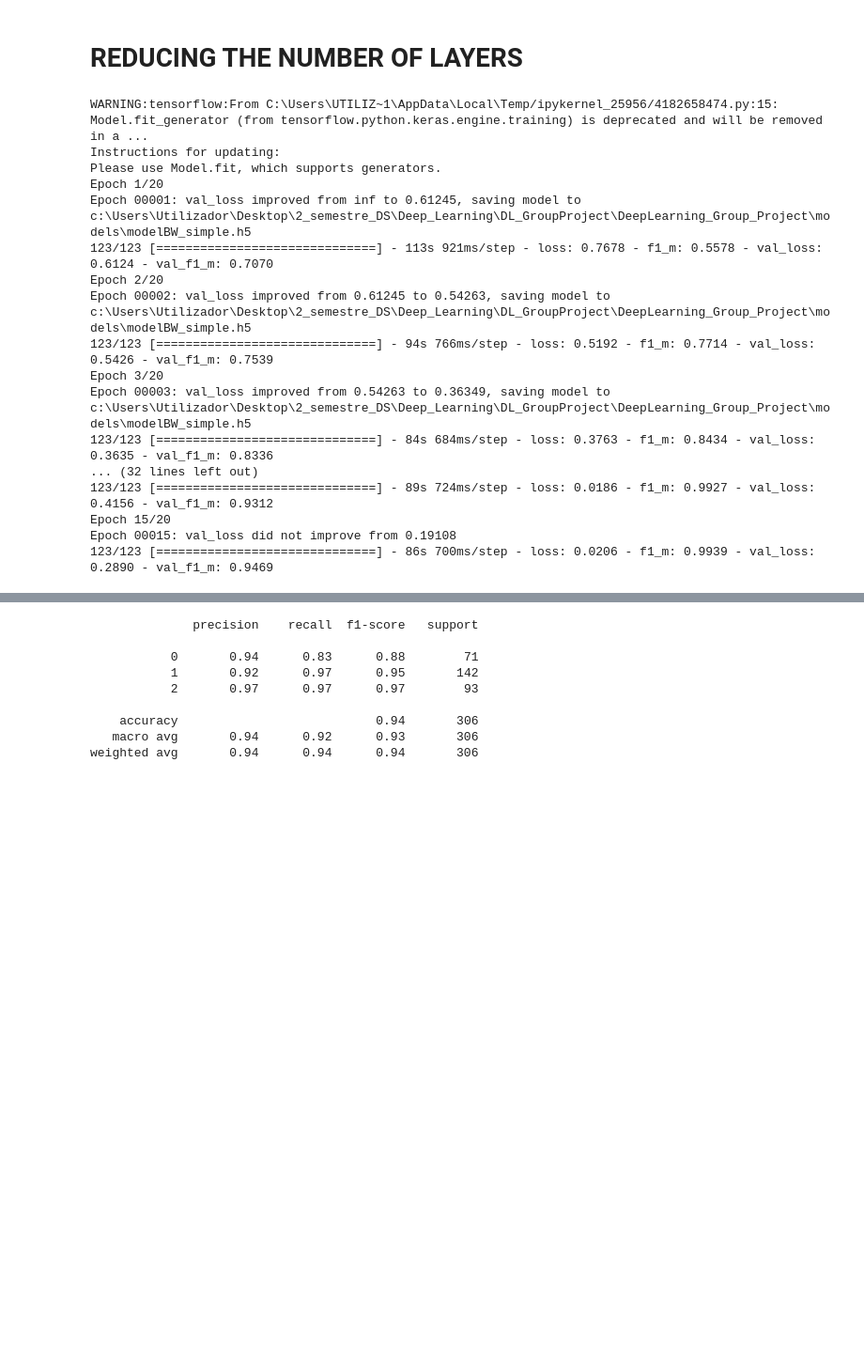
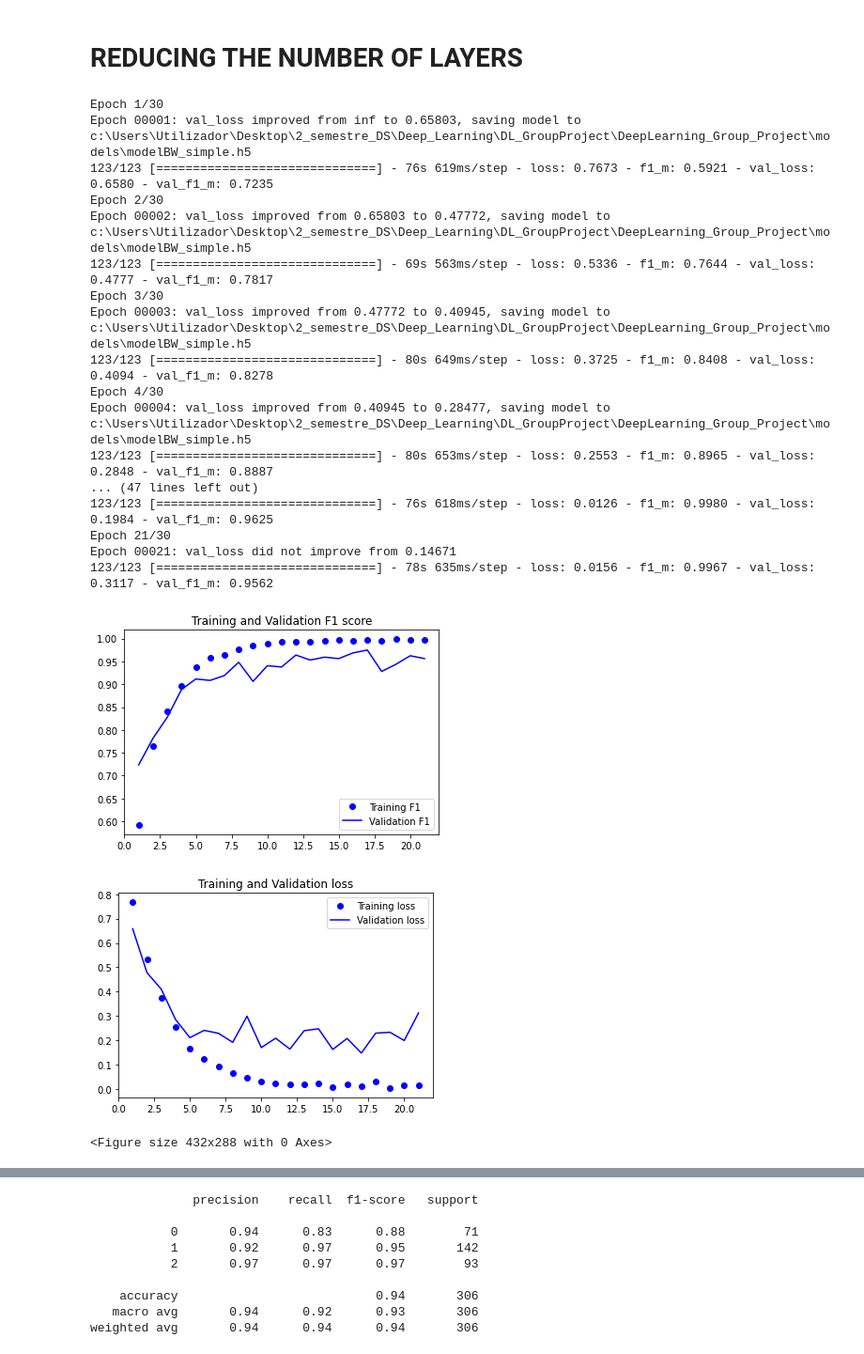
Before and after one commit to filipacarreira/DeepLearning_Project, a Jupyter notebook: DL_notebook.ipynb, the cells around one changed output, grey strips where cells are left out. Shown: that part at 94% size. Drawn from its saved outputs; the diff is of its cells as text; code cells hidden in the pictures; blank space fills up the shorter version.

```diff
--- a/DL_notebook.ipynb
+++ b/DL_notebook.ipynb
@@ -460,35 +462,41 @@ model3.add(layers.MaxPooling2D(2, 2))
 model3.add(layers.Conv2D(64, (3, 3), activation='relu'))
 model3.add(layers.MaxPooling2D(2, 2))
 model3.add(layers.Flatten())
-model3.add(layers.Dense(50, activation='relu'))
+model3.add(layers.Dense(100, activation='relu'))
 model3.add(layers.Dense(3, activation='softmax'))
 
 model3.compile(loss='categorical_crossentropy', optimizer='rmsprop', metrics=[f1_m])
 
-history_3 = model3.fit_generator(train_generator, callbacks=callbacks_BW_simple, epochs=20, steps_per_epoch=123, validation_steps=16,
+history_3 = model3.fit_generator(train_generator, callbacks=callbacks_BW_simple, epochs=30, steps_per_epoch=123, validation_steps=16,
                                  validation_data=val_generator, workers=2)
 # %% [output]
-WARNING:tensorflow:From C:\Users\UTILIZ~1\AppData\Local\Temp/ipykernel_25956/4182658474.py:15: Model.fit_generator (from tensorflow.python.keras.engine.training) is deprecated and will be removed in a ...
-Instructions for updating:
-Please use Model.fit, which supports generators.
-Epoch 1/20
-Epoch 00001: val_loss improved from inf to 0.61245, saving model to c:\Users\Utilizador\Desktop\2_semestre_DS\Deep_Learning\DL_GroupProject\DeepLearning_Group_Project\models\modelBW_simple.h5
-123/123 [==============================] - 113s 921ms/step - loss: 0.7678 - f1_m: 0.5578 - val_loss: 0.6124 - val_f1_m: 0.7070
-Epoch 2/20
-Epoch 00002: val_loss improved from 0.61245 to 0.54263, saving model to c:\Users\Utilizador\Desktop\2_semestre_DS\Deep_Learning\DL_GroupProject\DeepLearning_Group_Project\models\modelBW_simple.h5
-123/123 [==============================] - 94s 766ms/step - loss: 0.5192 - f1_m: 0.7714 - val_loss: 0.5426 - val_f1_m: 0.7539
-Epoch 3/20
-Epoch 00003: val_loss improved from 0.54263 to 0.36349, saving model to c:\Users\Utilizador\Desktop\2_semestre_DS\Deep_Learning\DL_GroupProject\DeepLearning_Group_Project\models\modelBW_simple.h5
-123/123 [==============================] - 84s 684ms/step - loss: 0.3763 - f1_m: 0.8434 - val_loss: 0.3635 - val_f1_m: 0.8336
-... (32 lines left out)
-123/123 [==============================] - 89s 724ms/step - loss: 0.0186 - f1_m: 0.9927 - val_loss: 0.4156 - val_f1_m: 0.9312
-Epoch 15/20
-Epoch 00015: val_loss did not improve from 0.19108
-123/123 [==============================] - 86s 700ms/step - loss: 0.0206 - f1_m: 0.9939 - val_loss: 0.2890 - val_f1_m: 0.9469
+Epoch 1/30
+Epoch 00001: val_loss improved from inf to 0.65803, saving model to c:\Users\Utilizador\Desktop\2_semestre_DS\Deep_Learning\DL_GroupProject\DeepLearning_Group_Project\models\modelBW_simple.h5
+123/123 [==============================] - 76s 619ms/step - loss: 0.7673 - f1_m: 0.5921 - val_loss: 0.6580 - val_f1_m: 0.7235
+Epoch 2/30
+Epoch 00002: val_loss improved from 0.65803 to 0.47772, saving model to c:\Users\Utilizador\Desktop\2_semestre_DS\Deep_Learning\DL_GroupProject\DeepLearning_Group_Project\models\modelBW_simple.h5
+123/123 [==============================] - 69s 563ms/step - loss: 0.5336 - f1_m: 0.7644 - val_loss: 0.4777 - val_f1_m: 0.7817
+Epoch 3/30
+Epoch 00003: val_loss improved from 0.47772 to 0.40945, saving model to c:\Users\Utilizador\Desktop\2_semestre_DS\Deep_Learning\DL_GroupProject\DeepLearning_Group_Project\models\modelBW_simple.h5
+123/123 [==============================] - 80s 649ms/step - loss: 0.3725 - f1_m: 0.8408 - val_loss: 0.4094 - val_f1_m: 0.8278
+Epoch 4/30
+Epoch 00004: val_loss improved from 0.40945 to 0.28477, saving model to c:\Users\Utilizador\Desktop\2_semestre_DS\Deep_Learning\DL_GroupProject\DeepLearning_Group_Project\models\modelBW_simple.h5
+123/123 [==============================] - 80s 653ms/step - loss: 0.2553 - f1_m: 0.8965 - val_loss: 0.2848 - val_f1_m: 0.8887
+... (47 lines left out)
+123/123 [==============================] - 76s 618ms/step - loss: 0.0126 - f1_m: 0.9980 - val_loss: 0.1984 - val_f1_m: 0.9625
+Epoch 21/30
+Epoch 00021: val_loss did not improve from 0.14671
+123/123 [==============================] - 78s 635ms/step - loss: 0.0156 - f1_m: 0.9967 - val_loss: 0.3117 - val_f1_m: 0.9562
 # %%
 np.save('models/historyBW_simple.npy',history_3.history)
 modelBW_simple = keras.models.load_model('models/modelBW_simple.h5', custom_objects=dependencies)
 historyBW_simple=np.load('models/historyBW_simple.npy',allow_pickle='TRUE').item()
 timesBW_simple = time_callback.times
 save_times(modelBW_simple, timesBW_simple,'modelBW_simple')
+# %%
+plot_history(historyBW_simple)
+# %% [output]
+[figure, added]
+[figure, added]
+<Figure size 432x288 with 0 Axes>
 # %% [markdown]
```
Also changed, not shown: parts of 28 cells of this notebook, 10 other files.
